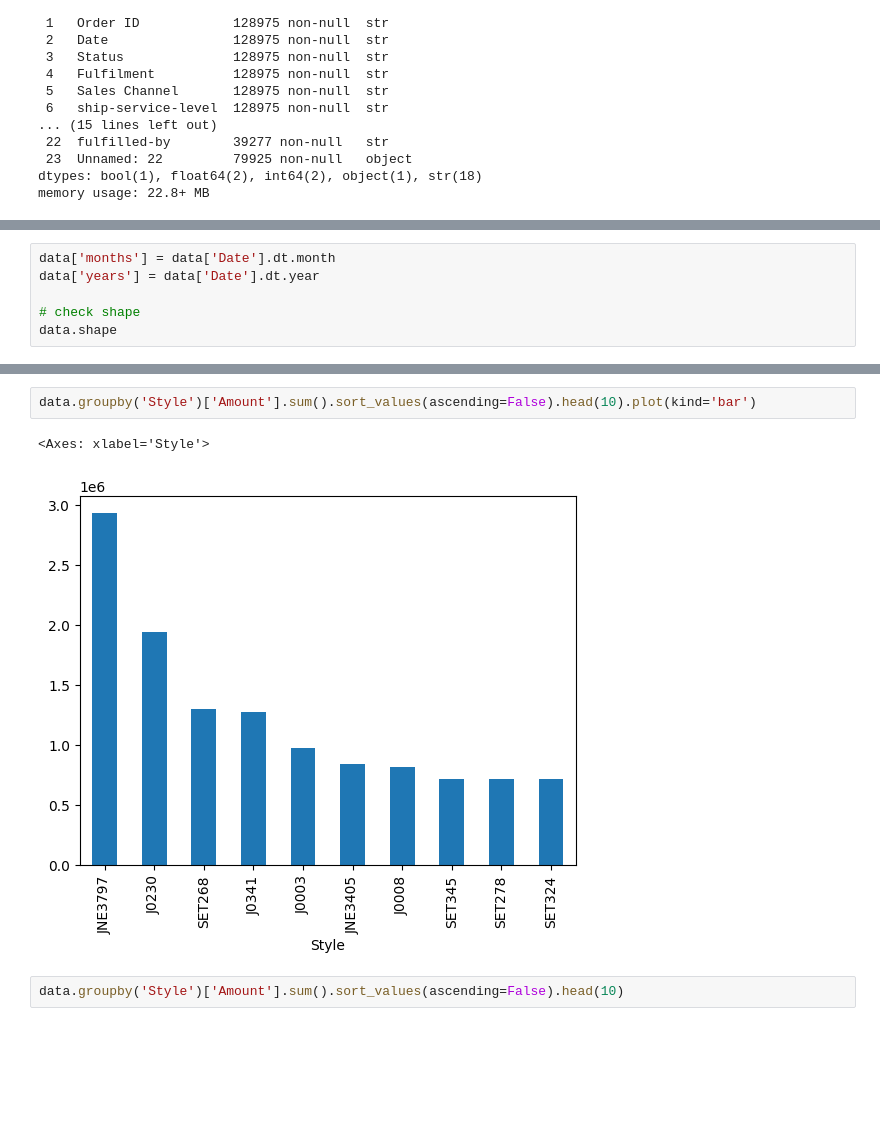
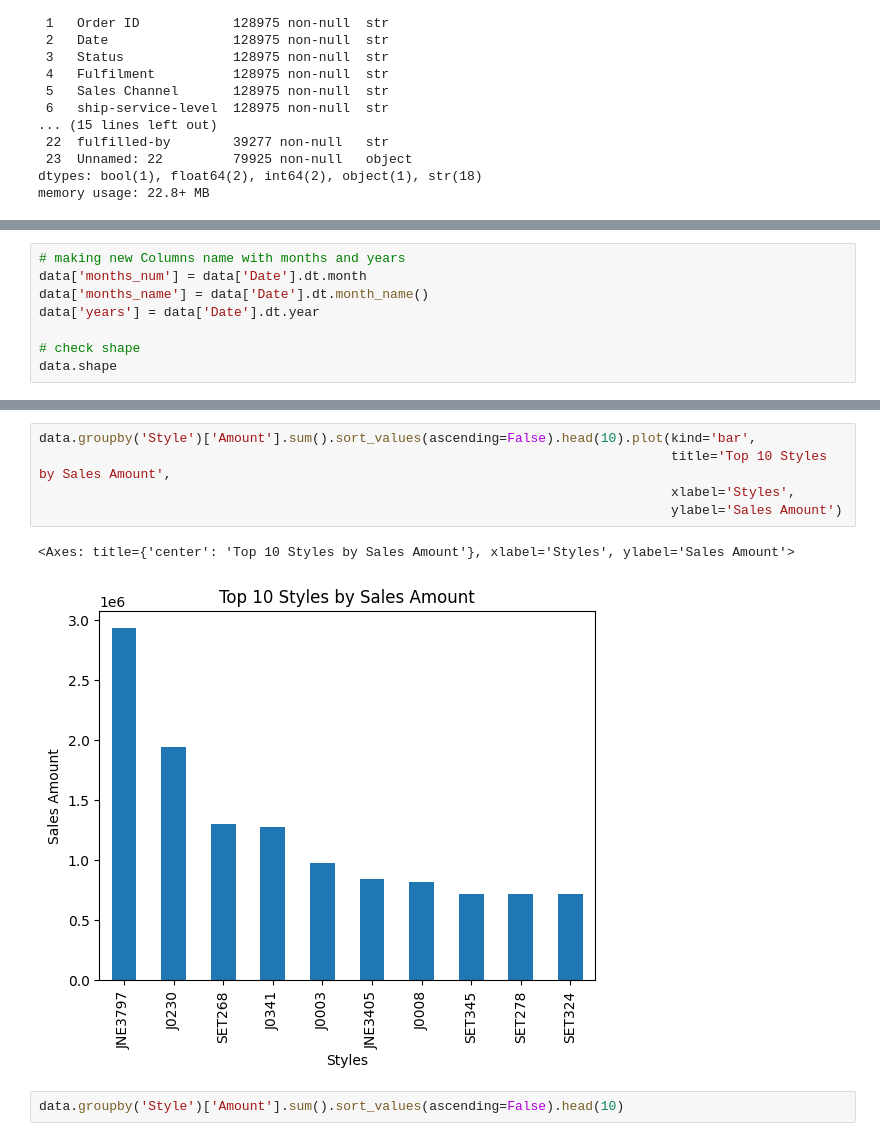
Before and after one commit to altamashfrgn472/Ecommerce-Sales-Analysis, a Jupyter notebook: notebooks/sales_analysis.ipynb, the cells around one changed output, grey strips where cells are left out. Cells and saved outputs as stored; diff of their text form; blank space fills up the shorter version.

```diff
--- a/notebooks/sales_analysis.ipynb
+++ b/notebooks/sales_analysis.ipynb
@@ -79,5 +98,7 @@ data.shape
 # %%
-data['months'] = data['Date'].dt.month
+# making new Columns name with months and years
+data['months_num'] = data['Date'].dt.month
+data['months_name'] = data['Date'].dt.month_name()
 data['years'] = data['Date'].dt.year
 
 # check shape
@@ -228,8 +209,11 @@ memory usage: 18.7 MB
 # %%
-data.groupby('Style')['Amount'].sum().sort_values(ascending=False).head(10).plot(kind='bar')
+data.groupby('Style')['Amount'].sum().sort_values(ascending=False).head(10).plot(kind='bar',
+                                                                                 title='Top 10 Styles by Sales Amount',
+                                                                                 xlabel='Styles',
+                                                                                 ylabel='Sales Amount')
 # %% [output]
-<Axes: xlabel='Style'>
+<Axes: title={'center': 'Top 10 Styles by Sales Amount'}, xlabel='Styles', ylabel='Sales Amount'>
-[figure, old version]
+[figure, new version]
 # %%
 data.groupby('Style')['Amount'].sum().sort_values(ascending=False).head(10)
 # %% [output]
```
Also changed, not shown: parts of 53 cells of this notebook, 6 other files.
